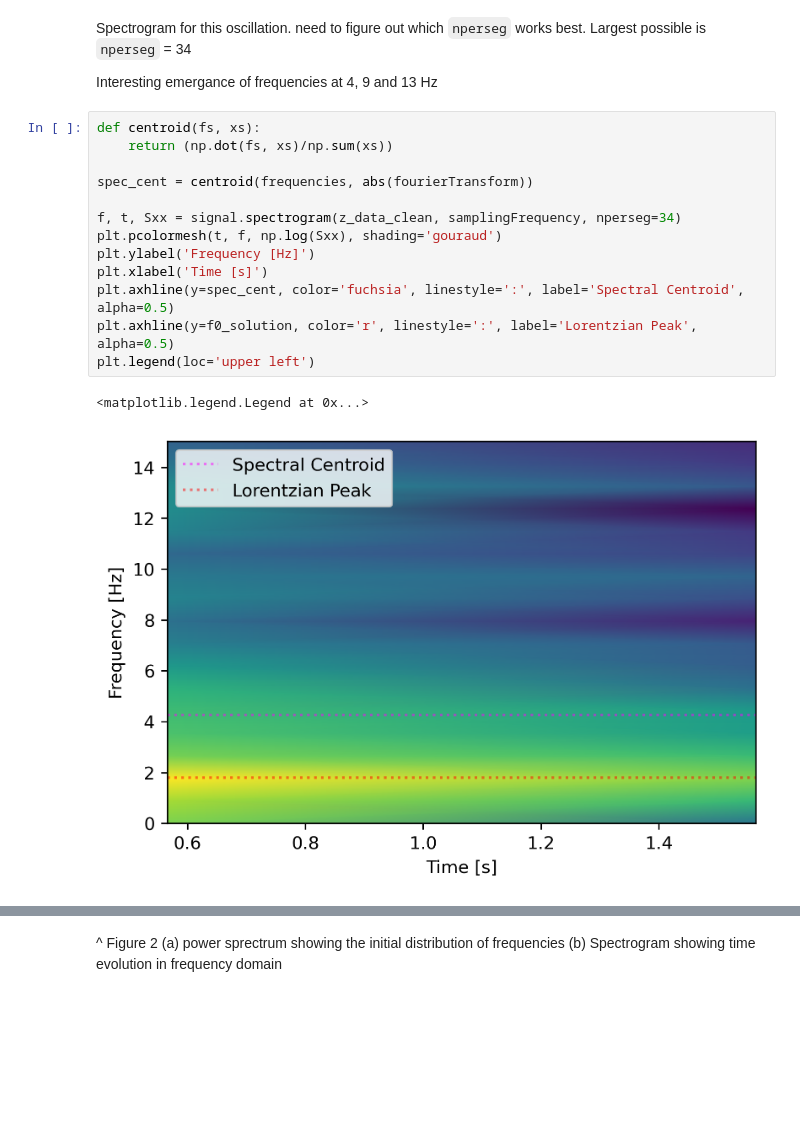
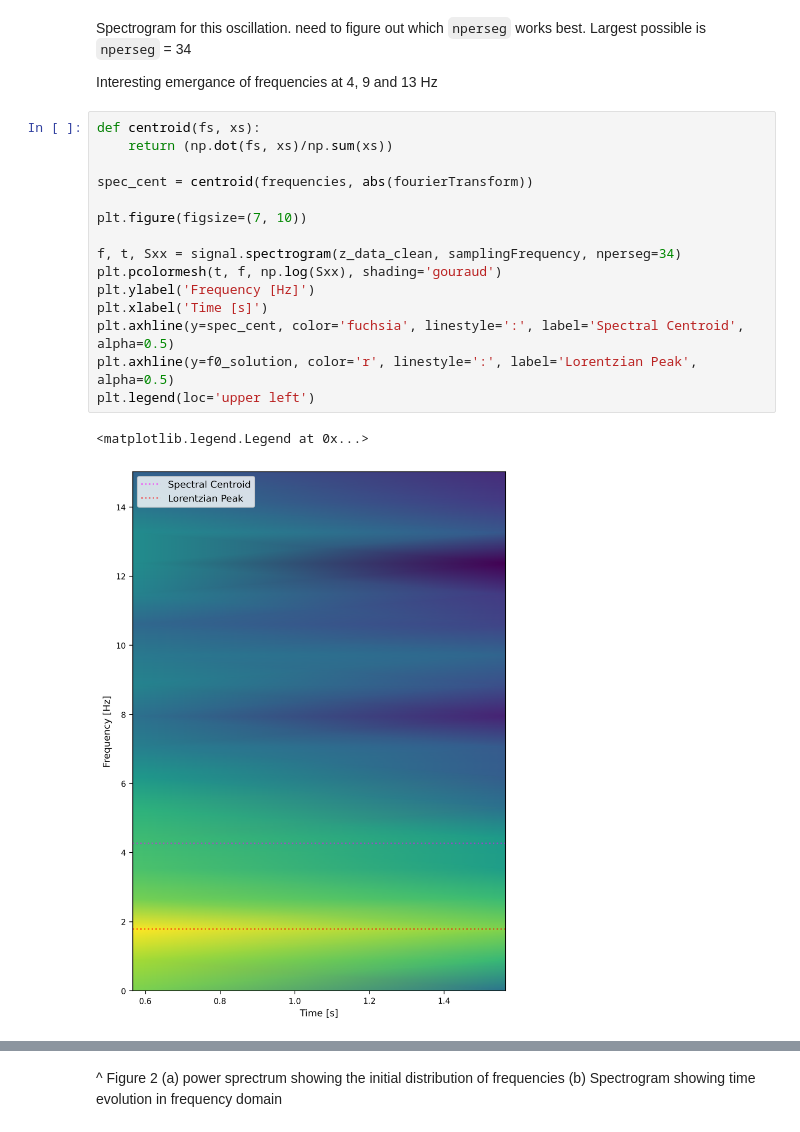
Before and after one commit to kevroi/AdvLab, a Jupyter notebook: fluid_osc/GravityDrivenFluidOscillations.ipynb, the cells around one changed output, grey strips where cells are left out. Cells and saved outputs as stored; diff of their text form; blank space fills up the shorter version.

```diff
--- a/fluid_osc/GravityDrivenFluidOscillations.ipynb
+++ b/fluid_osc/GravityDrivenFluidOscillations.ipynb
@@ -330,18 +339,20 @@ Interesting emergance of frequencies at 4, 9 and 13 Hz
 # %%
 def centroid(fs, xs):
     return (np.dot(fs, xs)/np.sum(xs))
 
 spec_cent = centroid(frequencies, abs(fourierTransform))
+
+plt.figure(figsize=(7, 10))
 
 f, t, Sxx = signal.spectrogram(z_data_clean, samplingFrequency, nperseg=34)
 plt.pcolormesh(t, f, np.log(Sxx), shading='gouraud')
 plt.ylabel('Frequency [Hz]')
 plt.xlabel('Time [s]')
 plt.axhline(y=spec_cent, color='fuchsia', linestyle=':', label='Spectral Centroid', alpha=0.5)
 plt.axhline(y=f0_solution, color='r', linestyle=':', label='Lorentzian Peak', alpha=0.5)
 plt.legend(loc='upper left')
 # %% [output]
 <matplotlib.legend.Legend at 0x...>
-[figure, old version]
+[figure, new version]
 # %%
 v = np.arange(0, 1.1, 0.1,)
```
Also changed, not shown: parts of 12 cells of this notebook.
